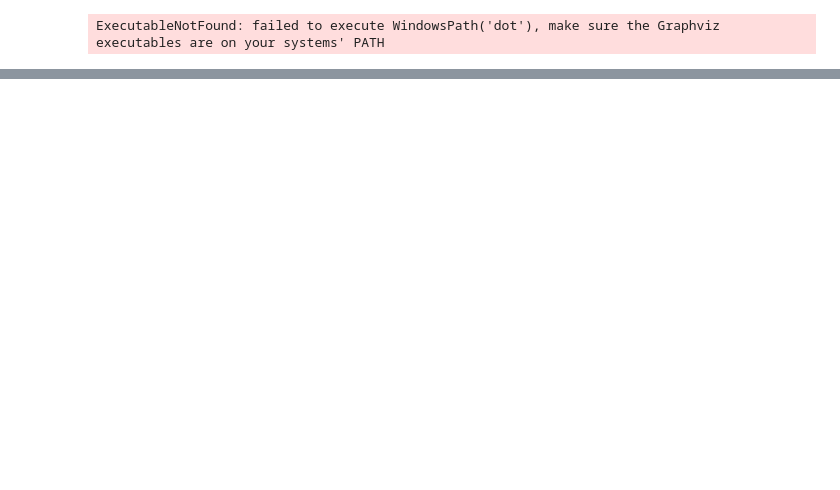
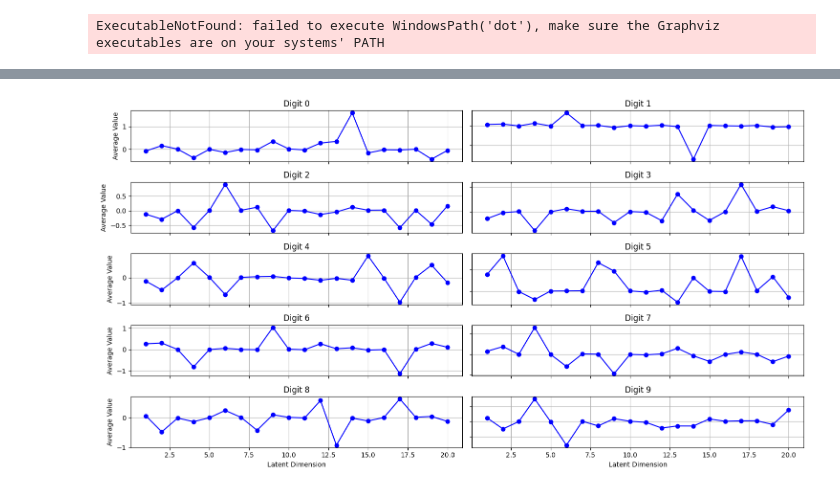
Before and after one commit to hozgur/Fundamentals, a Jupyter notebook: ai/fundamentals/mnist_vae_v2.ipynb, the cells around one changed output, grey strips where cells are left out. Cells and saved outputs as stored; diff of their text form; code cells hidden in the pictures; blank space fills up the shorter version.

```diff
--- a/ai/fundamentals/mnist_vae_v2.ipynb
+++ b/ai/fundamentals/mnist_vae_v2.ipynb
@@ -168,0 +236,27 @@ ExecutableNotFound: failed to execute WindowsPath('dot'), make sure the Graphviz
+# %%
+import matplotlib.pyplot as plt
+import numpy as np
+
+# Set up the figure and axes for 10 subplots (2 rows x 5 columns)
+fig, axes = plt.subplots(5, 2, figsize=(15, 8))
+
+# Define an array for the x-axis (represents the 20 dimensions of the latent space)
+x = np.arange(1, 21)
+
+# Plot each digit's average latent values on a separate subplot
+for idx, (digit, avg_latent) in enumerate(average_latents.items()):
+    ax = axes[idx // 2,idx % 2]  # Determine the row and column of the subplot
+    ax.plot(x, avg_latent, label=f"Digit {digit}", marker='o', color='blue')
+    ax.set_title(f"Digit {digit}")
+    ax.grid(True)
+
+# Add labels to the bottom and leftmost subplots
+for ax in axes.flat:
+    ax.set(xlabel='Latent Dimension', ylabel='Average Value')
+    ax.label_outer()  # This will hide x labels for top plots and y labels for right plots to avoid redundancy
+
+# Adjust layout and show the plot
+plt.tight_layout()
+plt.show()
+# %% [output]
+[figure, added]
```
Also changed, not shown: parts of 7 cells of this notebook.
